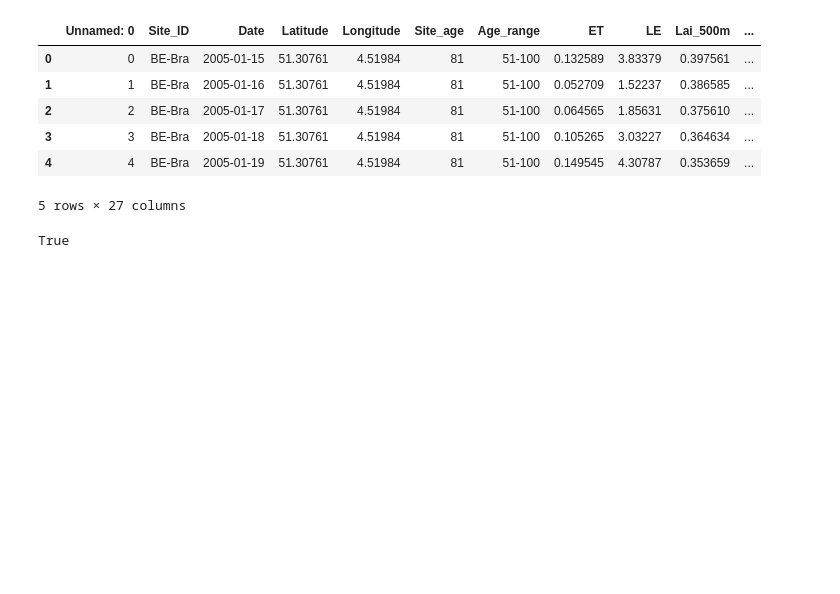
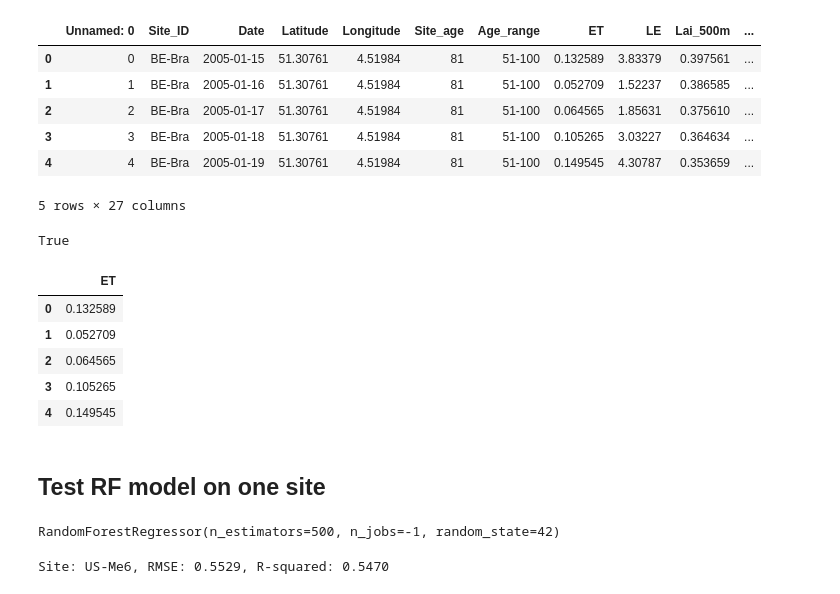
Before and after one commit to archiebenn/forest-age-ET, a Jupyter notebook: scripts/python/15_random_forest.ipynb, the cells around one changed output. Cells and saved outputs as stored; diff of their text form; code cells hidden in the pictures; blank space fills up the shorter version.

```diff
--- a/scripts/python/15_random_forest.ipynb
+++ b/scripts/python/15_random_forest.ipynb
@@ -33,9 +33,10 @@ df_14.head()
 5 rows × 27 columns
 # %%
 # set features and target
-y = df_14['ET']
+y = df_14[['ET']]
 
-non_features_list = ['Site_ID',
+non_features_list = [
+                     'Site_ID',
                      'Latitude',
                      'Longitude',
                      'Age_range',
@@ -55,6 +56,17 @@ X = df_14.drop(columns=non_features_list)
 len(y) == len(X)
 # %% [output]
 True
+# %%
+y.head()
+# %% [output]
+|  | ET |
+| 0 | 0.132589 |
+| 1 | 0.052709 |
+| 2 | 0.064565 |
+| 3 | 0.105265 |
+| 4 | 0.149545 |
+# %% [markdown]
+## Test RF model on one site
 # %%
 # set cross validation method to leave one group out
 cv = LeaveOneGroupOut()
@@ -68,0 +96,26 @@ results = []
+# %%
+# now actually setup the random forest
+# model params setup
+rf = RandomForestRegressor(
+    #max_depth=,
+    n_estimators=500,
+    random_state=42,
+
+    # use all cores
+    n_jobs=-1)
+
+
+# and actually training the model
+rf.fit(X_train, y_train)
+# %% [output]
+RandomForestRegressor(n_estimators=500, n_jobs=-1, random_state=42)
+# %%
+# making predictions
+preds = rf.predict(X_test)
+
+rmse = np.sqrt(mean_squared_error(y_test, preds))
+r2 = r2_score(y_test, preds)
+
+print(f"Site: {test_site}, RMSE: {rmse:.4f}, R-squared: {r2:.4f}")
+# %% [output]
+Site: US-Me6, RMSE: 0.5529, R-squared: 0.5470
```
Also changed, not shown: parts of 1 cell of this notebook.
